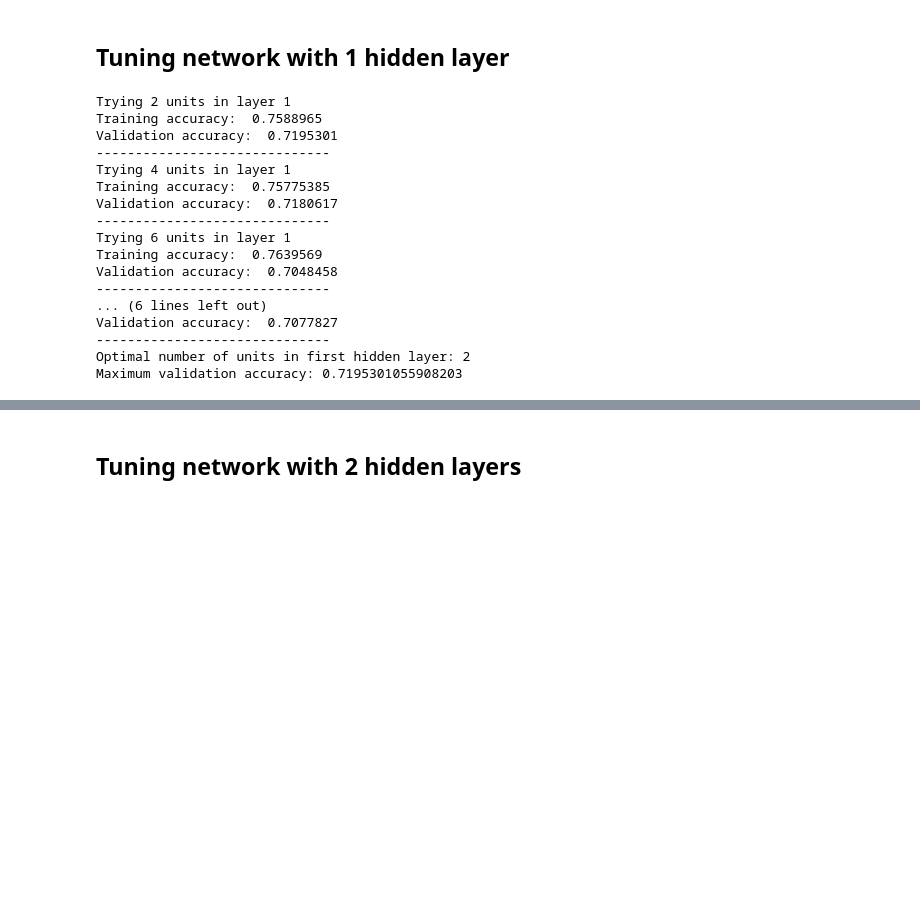
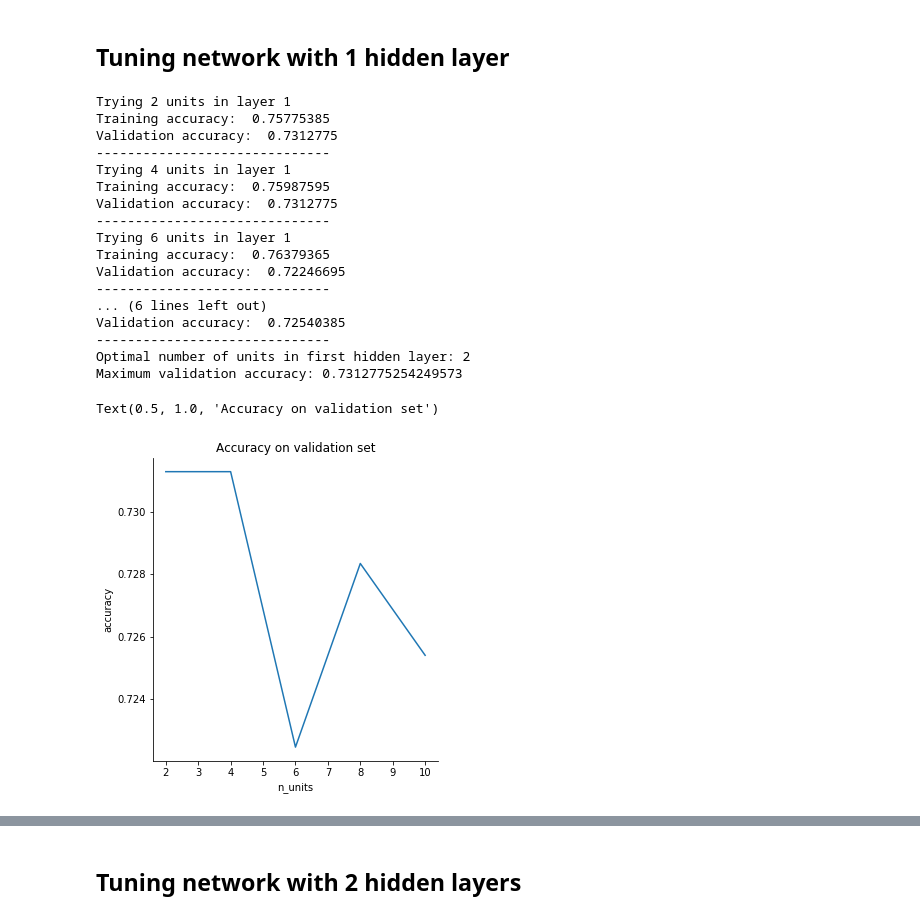
Before and after one commit to jamestran201/Soccer-Match-Prediction, a Jupyter notebook: CP322_NN.ipynb, the cells around one changed output, grey strips where cells are left out. Saved outputs shown, nothing was run; the diff lists cells and outputs as text; code cells hidden in the pictures; blank space fills up the shorter version.

```diff
--- a/CP322_NN.ipynb
+++ b/CP322_NN.ipynb
@@ -39,8 +41,6 @@ test_df.columns = [col.strip() for col in test_df.columns]
 input_nodes = 72 # maybe 75 for a bias
 output_nodes = 3
 learning_rate = 0.01
-X = tf.placeholder("float", [None, input_nodes])
-Y = tf.placeholder("float", [None, output_nodes])
 
 # Delete duplicate columns
 del train_df["e1"]
@@ -49,11 +49,14 @@ del test_df["e1"]
 del test_df["e1.1"]
 
 # Uncomment this block to try out different set of features
-# feature_subset = ["assist count", "assist count 2", "shots made", "e6", "is goal 2", "s1.1",
-#                             "e6.1", "is goal", "e4", "e2", "shots made 2", "s2.1", "e2.1", "target Feature"]
-# train_df = train_df.loc[:, feature_subset]
-# test_df = test_df.loc[:, feature_subset]
-# input_nodes = 13 # maybe 75 for a bias
+feature_subset = ["assist count", "assist count 2", "shots made", "e6", "is goal 2", "s1.1",
+                            "e6.1", "is goal", "e4", "e2", "shots made 2", "s2.1", "e2.1", "target Feature"]
+train_df = train_df.loc[:, feature_subset]
+test_df = test_df.loc[:, feature_subset]
+input_nodes = 13 # maybe 75 for a bias
+
+X = tf.placeholder("float", [None, input_nodes])
+Y = tf.placeholder("float", [None, output_nodes])
 
 # Split the dataframe into features and labels arrays
 train_features_array = train_df.iloc[:, :-1].values
@@ -103,6 +106,7 @@ optimal_weights = {}
 optimal_n_units = 0
 
 n_layer_one_units = [i for i in range(2, 11, 2)]
+accuracies = {}
 
 for n_unit_1 in n_layer_one_units:
     print("Trying {} units in layer 1".format(n_unit_1))
@@ -153,6 +157,7 @@ for n_unit_1 in n_layer_one_units:
         correct_valid_prediction = tf.equal(tf.argmax(valid_pred, 1), tf.argmax(Y, 1))
         valid_accuracy = tf.reduce_mean(tf.cast(correct_valid_prediction, "float"))
         valid_accuracy_value = valid_accuracy.eval({X: vald_features_normalized, Y: vald_labels_binarized})
+        accuracies[n_unit_1] = valid_accuracy_value
         print("Validation accuracy: ", valid_accuracy_value)
 
         if max_validation_accuracy < valid_accuracy_value:
@@ -169,19 +174,27 @@ print("Optimal number of units in first hidden layer: {}".format(optimal_n_units
 print("Maximum validation accuracy: {}".format(max_validation_accuracy))
 # %% [output]
 Trying 2 units in layer 1
-Training accuracy:  0.7588965
-Validation accuracy:  0.7195301
+Training accuracy:  0.75775385
+Validation accuracy:  0.7312775
 ------------------------------
 Trying 4 units in layer 1
-Training accuracy:  0.75775385
-Validation accuracy:  0.7180617
+Training accuracy:  0.75987595
+Validation accuracy:  0.7312775
 ------------------------------
 Trying 6 units in layer 1
-Training accuracy:  0.7639569
-Validation accuracy:  0.7048458
+Training accuracy:  0.76379365
+Validation accuracy:  0.72246695
 ------------------------------
 ... (6 lines left out)
-Validation accuracy:  0.7077827
+Validation accuracy:  0.72540385
 ------------------------------
 Optimal number of units in first hidden layer: 2
-Maximum validation accuracy: 0.7195301055908203
+Maximum validation accuracy: 0.7312775254249573
+# %%
+tmp_df = pd.DataFrame({"n_units": n_layer_one_units, "accuracy": list(accuracies.values())})
+# %%
+sns.relplot(x="n_units", y="accuracy", data=tmp_df, kind="line")
+plt.title("Accuracy on validation set")
+# %% [output]
+Text(0.5, 1.0, 'Accuracy on validation set')
+[figure, added]
```
Also changed, not shown: parts of 4 cells of this notebook.
